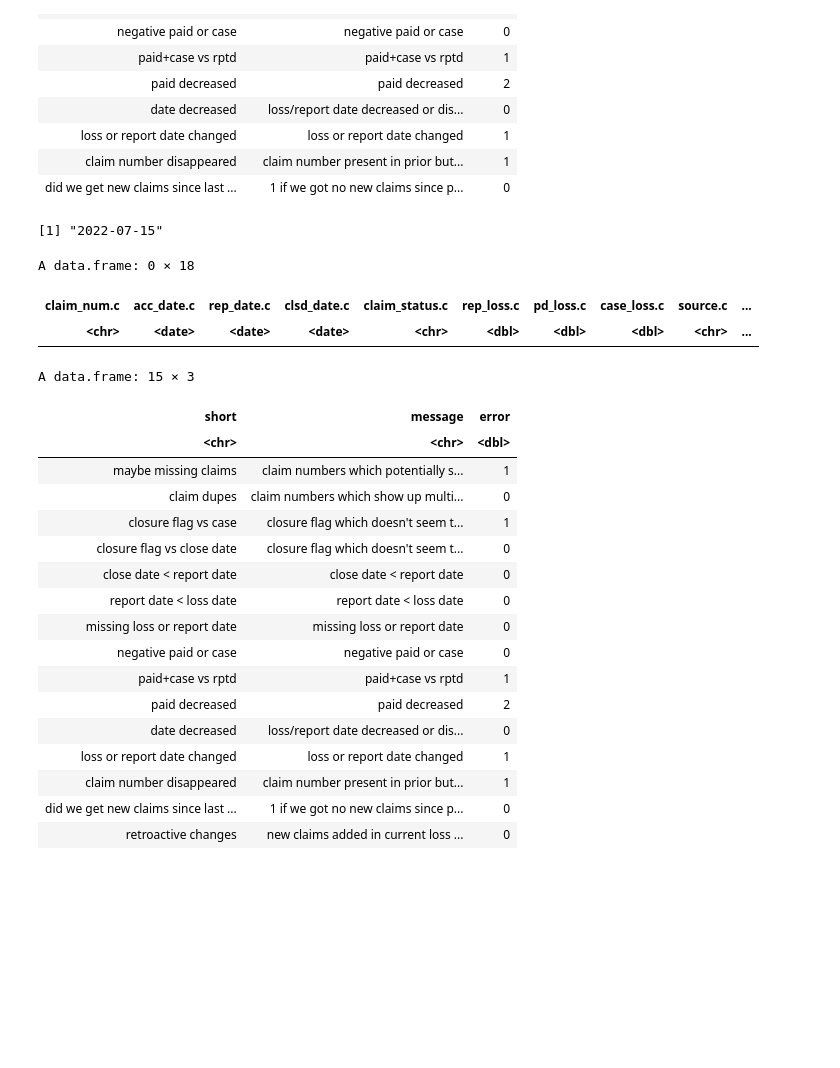
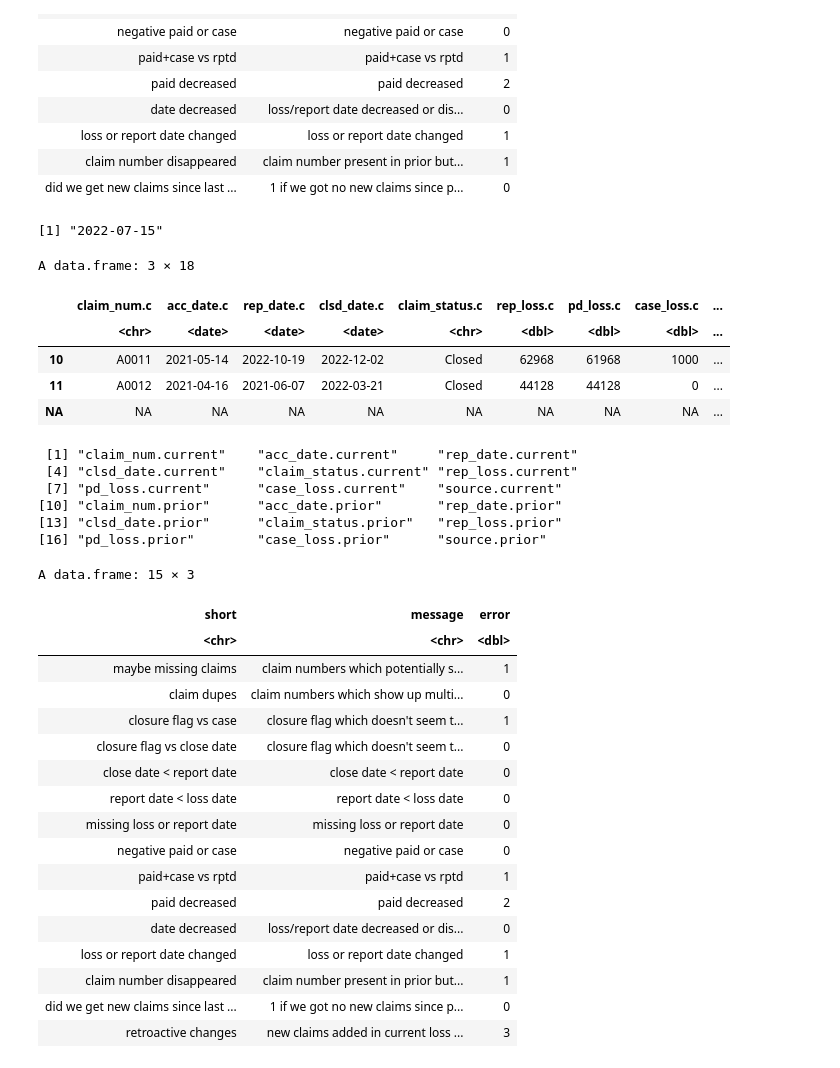
Before and after one commit to Dim-Alps-201/KP, a Jupyter notebook: loss run exercise.ipynb, the cells around one changed output. Cells and saved outputs as stored; diff of their text form; code cells hidden in the pictures; blank space fills up the shorter version.

```diff
--- a/loss run exercise.ipynb
+++ b/loss run exercise.ipynb
@@ -728,40 +747,53 @@ A data.frame: 14 × 3
 
 
 ##claims with a date < max date of prior loss run
 
 #I don't know the evaluation date of the prior loss run, but I'm guessing that it's <= the max date in the prior loss run
 priorEval_LB = pmax(max(p[,c("acc_date")]),max(p[,c("rep_date")]),max(coalesce(p[,c("clsd_date")],ancient)))
 priorEval_LB
 
- T <- j[!is.na(j[["claim_num.c"]]) & is.na(j[["claim_num.p"]]),]
- T <- T[T[["acc_date"]]<priorEval_LB | T[["rep_date"]]<priorEval_LB | T[["clsd_date"]]<priorEval_LB,]
- T
+T <- j[!is.na(j[["claim_num.c"]]) & is.na(j[["claim_num.p"]]),]
+T <- T[T[["acc_date.c"]]<priorEval_LB | T[["rep_date.c"]]<priorEval_LB | T[["clsd_date.c"]]<priorEval_LB,]
+T
+
+colnames(T) <- sub("\\.c", ".current", colnames(T))
+colnames(T) <- sub("\\.p", ".prior", colnames(T))
 
 #create error messages
 short = "retroactive changes"
 message = "new claims added in current loss run, with loss/report/close date likely prior to the evaluation date of the prior loss run"
 discussion = "could be timing issues, something else"
 error=nrow(T)
 
 #add errors to table
 test_errors=rbind(test_errors,data.frame(short=short,message=message,error=error))
 test_errors
 
 #add errors to worksheet
 if (error>0) {
     newsheet_destructive(short)
     popsheet(short,T,short,discussion,dec0,1,1)
     stylechange(short,dt,nrow(T)+7,3,5)
     stylechange(short,dt,nrow(T)+7,12,14)
+    wb$add_fill(sheet=short, dims = (wb_dims(rows=1:(nrow(T)+7),cols=1+match(c("claim_num.current", "source.current","claim_num.prior", "source.prior","acc_date.current","acc_date.prior","rep_date.current","rep_date.prior","clsd_date.current","clsd_date.prior"), colnames(T)))), color = wb_color(hex = "F8C8DC"))
     autowidth(short,,12)
     wb_save(wb, output_path, overwrite = TRUE)
 }
 # %% [output]
 [1] "2022-07-15"
-A data.frame: 0 × 18
+A data.frame: 3 × 18
-| claim_num.c | acc_date.c | rep_date.c | clsd_date.c | claim_status.c | rep_loss.c | pd_loss.c | case_loss.c | source.c | ... |
-| <chr> | <date> | <date> | <date> | <chr> | <dbl> | <dbl> | <dbl> | <chr> | ... |
+|  | claim_num.c | acc_date.c | rep_date.c | clsd_date.c | claim_status.c | rep_loss.c | pd_loss.c | case_loss.c | ... |
+|  | <chr> | <date> | <date> | <date> | <chr> | <dbl> | <dbl> | <dbl> | ... |
+| 10 | A0011 | 2021-05-14 | 2022-10-19 | 2022-12-02 | Closed | 62968 | 61968 | 1000 | ... |
+| 11 | A0012 | 2021-04-16 | 2021-06-07 | 2022-03-21 | Closed | 44128 | 44128 | 0 | ... |
+| NA | NA | NA | NA | NA | NA | NA | NA | NA | ... |
-A data.frame: 15 × 3
+ [1] "claim_num.current"    "acc_date.current"     "rep_date.current"
+ [4] "clsd_date.current"    "claim_status.current" "rep_loss.current"
+ [7] "pd_loss.current"      "case_loss.current"    "source.current"
+[10] "claim_num.prior"      "acc_date.prior"       "rep_date.prior"
+[13] "clsd_date.prior"      "claim_status.prior"   "rep_loss.prior"
+[16] "pd_loss.prior"        "case_loss.prior"      "source.prior"
+A data.frame: 15 × 3
 | short | message | error |
 | <chr> | <chr> | <dbl> |
 | maybe missing claims | claim numbers which potentially s... | 1 |
@@ -778,7 +810,7 @@ A data.frame: 15 × 3
 | loss or report date changed | loss or report date changed | 1 |
 | claim number disappeared | claim number present in prior but... | 1 |
 | did we get new claims since last ... | 1 if we got no new claims since p... | 0 |
-| retroactive changes | new claims added in current loss ... | 0 |
+| retroactive changes | new claims added in current loss ... | 3 |
 # %%
 ##summarize errors
 
```
Also changed, not shown: parts of 13 cells of this notebook, 1 other file.
